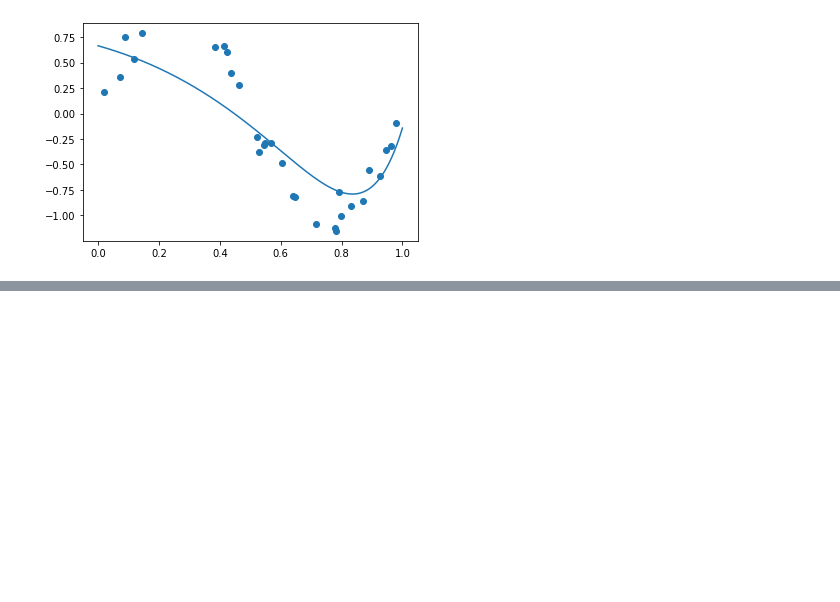
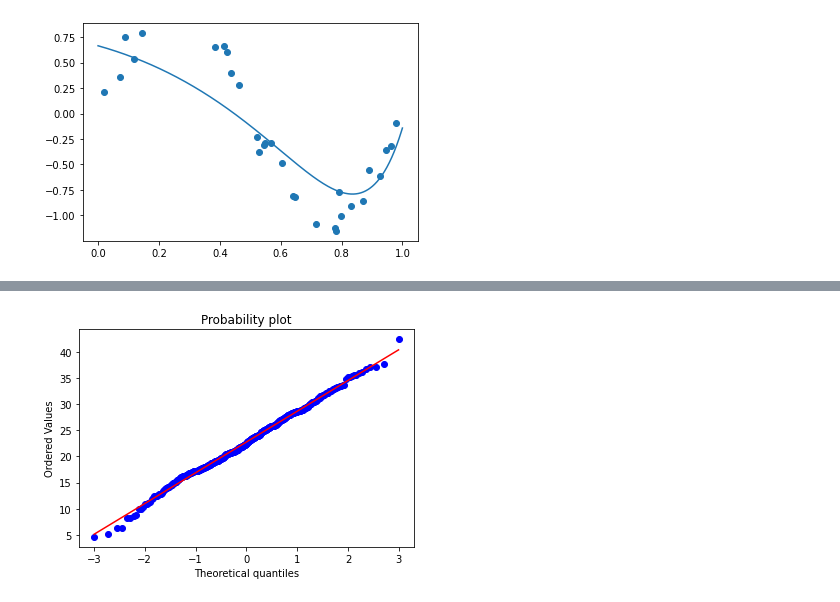
Before and after one commit to lucio-karin0506/SaltLux-Project, a Jupyter notebook: Machine Learning/Machine learning lecture/2장. 회귀분석 리뷰.ipynb, the cells around one changed output, grey strips where cells are left out. Cells and saved outputs as stored; diff of their text form; code cells hidden in the pictures; blank space fills up the shorter version.

```diff
--- a/Machine Learning/Machine learning lecture/2장. 회귀분석 리뷰.ipynb
+++ b/Machine Learning/Machine learning lecture/2장. 회귀분석 리뷰.ipynb
@@ -331,0 +560,9 @@ plot_model(model)
+# %%
+from scipy import stats
+
+fig = plt.figure()
+res = stats.probplot(y_pred, plot=plt)
+plt.title('Probability plot')
+plt.show()
+# %% [output]
+[figure, added]
```
Also changed, not shown: parts of 41 cells of this notebook.
